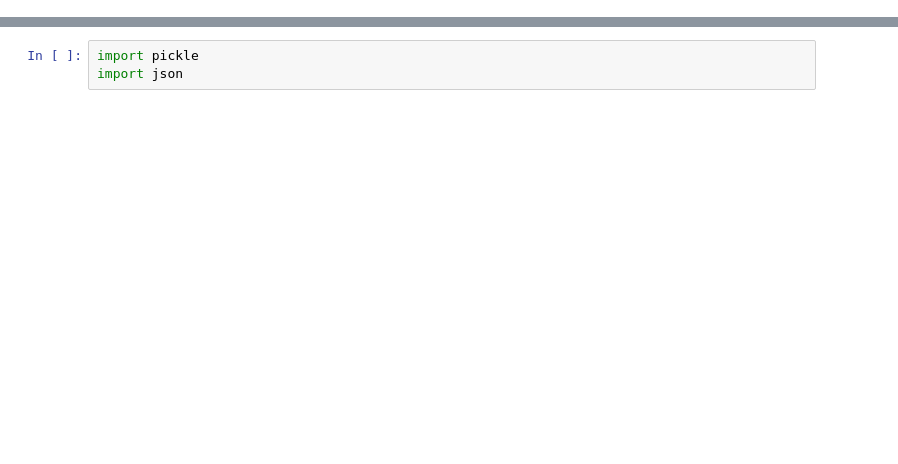
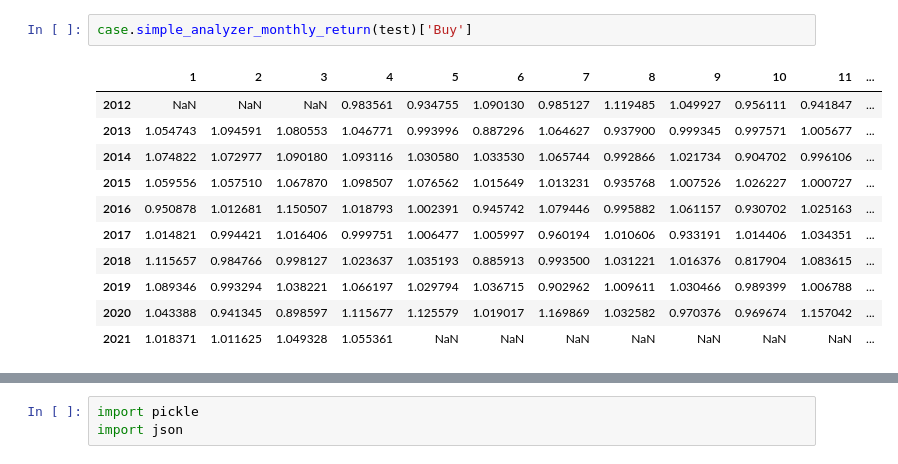
Before and after one commit to malkovich0/FinancePy, a Jupyter notebook: test.ipynb, the cells around one changed output, grey strips where cells are left out. Saved outputs shown, nothing was run; the diff lists cells and outputs as text; blank space fills up the shorter version.

```diff
--- a/test.ipynb
+++ b/test.ipynb
@@ -12,0 +107,14 @@ case.methodStockWeight = 'momentum_score_defensive'
+# %%
+case.simple_analyzer_monthly_return(test)['Buy']
+# %% [output]
+|  | 1 | 2 | 3 | 4 | 5 | 6 | 7 | 8 | 9 | 10 | 11 | ... |
+| 2012 | NaN | NaN | NaN | 0.983561 | 0.934755 | 1.090130 | 0.985127 | 1.119485 | 1.049927 | 0.956111 | 0.941847 | ... |
+| 2013 | 1.054743 | 1.094591 | 1.080553 | 1.046771 | 0.993996 | 0.887296 | 1.064627 | 0.937900 | 0.999345 | 0.997571 | 1.005677 | ... |
+| 2014 | 1.074822 | 1.072977 | 1.090180 | 1.093116 | 1.030580 | 1.033530 | 1.065744 | 0.992866 | 1.021734 | 0.904702 | 0.996106 | ... |
+| 2015 | 1.059556 | 1.057510 | 1.067870 | 1.098507 | 1.076562 | 1.015649 | 1.013231 | 0.935768 | 1.007526 | 1.026227 | 1.000727 | ... |
+| 2016 | 0.950878 | 1.012681 | 1.150507 | 1.018793 | 1.002391 | 0.945742 | 1.079446 | 0.995882 | 1.061157 | 0.930702 | 1.025163 | ... |
+| 2017 | 1.014821 | 0.994421 | 1.016406 | 0.999751 | 1.006477 | 1.005997 | 0.960194 | 1.010606 | 0.933191 | 1.014406 | 1.034351 | ... |
+| 2018 | 1.115657 | 0.984766 | 0.998127 | 1.023637 | 1.035193 | 0.885913 | 0.993500 | 1.031221 | 1.016376 | 0.817904 | 1.083615 | ... |
+| 2019 | 1.089346 | 0.993294 | 1.038221 | 1.066197 | 1.029794 | 1.036715 | 0.902962 | 1.009611 | 1.030466 | 0.989399 | 1.006788 | ... |
+| 2020 | 1.043388 | 0.941345 | 0.898597 | 1.115677 | 1.125579 | 1.019017 | 1.169869 | 1.032582 | 0.970376 | 0.969674 | 1.157042 | ... |
+| 2021 | 1.018371 | 1.011625 | 1.049328 | 1.055361 | NaN | NaN | NaN | NaN | NaN | NaN | NaN | ... |
```
Also changed, not shown: parts of 151 cells of this notebook, 3 other files.
